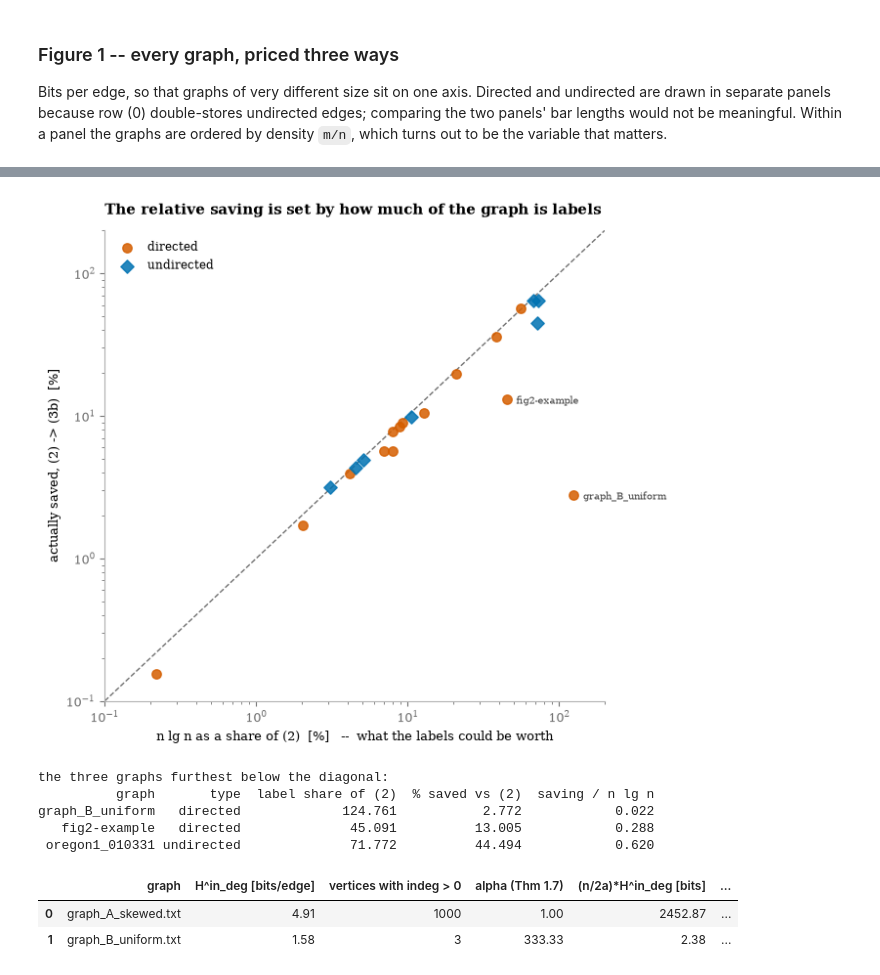
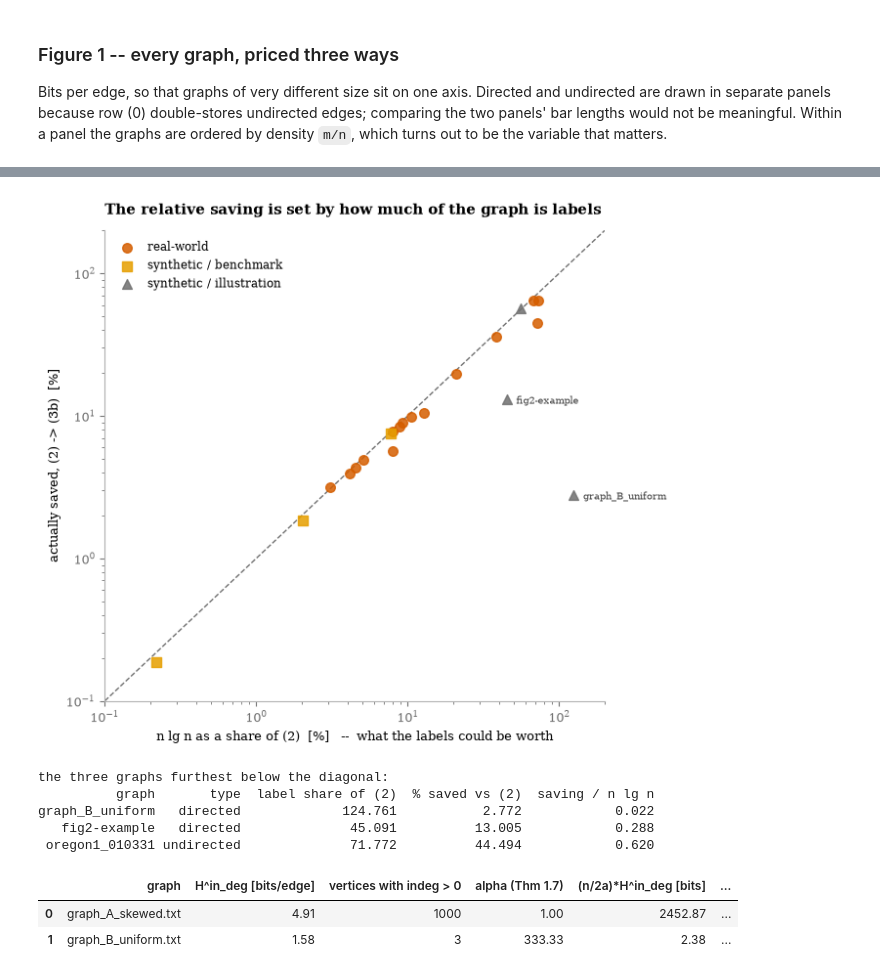
Before and after one commit to sebawild/trex_toy, a Jupyter notebook: evaluation.ipynb, the cells around one changed output, grey strips where cells are left out. Saved outputs shown, nothing was run; the diff lists cells and outputs as text; code cells hidden in the pictures.

```diff
--- a/evaluation.ipynb
+++ b/evaluation.ipynb
@@ -144,11 +187,17 @@ def q(s):
 
 cols = ["% saved vs (0)", "% saved vs (2)", "saving / n lg n",
         "entropy reduction / n lg n", "saving / lg(n!)", "bpe (0)", "bpe (2)", "bpe (3b)"]
-summary = pd.concat({
-    f"directed ({directed.sum()})":    df[directed][cols].apply(q),
-    f"undirected ({(~directed).sum()})": df[~directed][cols].apply(q),
-    f"all ({len(df)})":                df[cols].apply(q),
-}, axis=0).round(3)
+blocks = {
+    f"REAL-WORLD ({real.sum()})":                      df[real][cols].apply(q),
+    f"  directed ({(real & directed).sum()})":          df[real & directed][cols].apply(q),
+    f"  undirected ({(real & ~directed).sum()})":       df[real & ~directed][cols].apply(q),
+}
+for c in CLASS_ORDER:
+    sel = df["class"].eq(c)
+    if sel.any():
+        blocks[f"{c} ({sel.sum()})"] = df[sel][cols].apply(q)
+blocks[f"all graphs ({len(df)}) -- mixes real and synthetic, do not quote"] = df[cols].apply(q)
+summary = pd.concat(blocks, axis=0).round(3)
 summary
 # %% [output]
 |  |  | % saved vs (0) | % saved vs (2) | saving / n lg n | entropy reduction / n lg n | saving / lg(n!) | ... |
@@ -302,35 +382,40 @@ where the linear terms simply dominate anything else in the ledger.
 # %%
 fig, ax = plt.subplots(figsize=(6.6, 5.8))
 lo, hi = 0.1, 200
 ax.plot([lo, hi], [lo, hi], color=PALETTE["ink_faint"], lw=1, ls="--", zorder=0)
-for t, mk, c, lab in [(True, "o", C_TREX, "directed"), (False, "D", C_ALT, "undirected")]:
-    s = df[directed == t]
-    ax.scatter(s["label share of (2)"], s["% saved vs (2)"], s=46, marker=mk,
-               color=c, alpha=.85, label=lab, zorder=2)
+STYLE = {"real-world": ("o", C_TREX, 48), "synthetic / benchmark": ("s", C_ENT, 46),
+         "synthetic / illustration": ("^", PALETTE["ink_faint"], 50)}
+for cls in CLASS_ORDER:
+    sel = df["class"].eq(cls)
+    if not sel.any():
+        continue
+    mk, col, sz = STYLE[cls]
+    ax.scatter(df[sel]["label share of (2)"], df[sel]["% saved vs (2)"], s=sz,
+               marker=mk, color=col, alpha=.85, label=cls, zorder=2)
 for _, r in df.iterrows():
     if r["% saved vs (2)"] < 0.42 * r["label share of (2)"]:
         ax.annotate(r["graph"], (r["label share of (2)"], r["% saved vs (2)"]),
                     textcoords="offset points", xytext=(7, -3), fontsize=7.5,
                     color=PALETTE["ink_soft"])
 ax.set_xscale("log"); ax.set_yscale("log")
 ax.set_xlim(lo, hi); ax.set_ylim(lo, hi)
 ax.set_xlabel("n lg n as a share of (2)  [%]   --  what the labels could be worth")
 ax.set_ylabel("actually saved, (2) -> (3b)  [%]")
 ax.set_title("The relative saving is set by how much of the graph is labels",
              loc="left", fontsize=11, pad=12)
 ax.legend(frameon=False, loc="upper left", fontsize=8.5)
 fig.tight_layout()
 fig.savefig(f"figures/fig3-when-it-pays-{THEME}.pdf")
 plt.show()
 
 # note: vertical distance to the diagonal is, by construction, exactly the encoding
 # saving of Figure 2 -- y/x = ((2)-(3b)) / (n lg n).  Figure 3 adds the scale, not new data.
 worst = df.nsmallest(3, "saving / n lg n")[["graph", "type", "label share of (2)",
                                             "% saved vs (2)", "saving / n lg n"]]
 print("the three graphs furthest below the diagonal:")
 print(worst.to_string(index=False, float_format=lambda v: f"{v:.3f}"))
 # %% [output]
-[figure, old version]
+[figure, new version]
 the three graphs furthest below the diagonal:
           graph       type  label share of (2)  % saved vs (2)  saving / n lg n
 graph_B_uniform   directed             124.761           2.772            0.022
```
Also changed, not shown: parts of 18 cells of this notebook, 4 other files.
